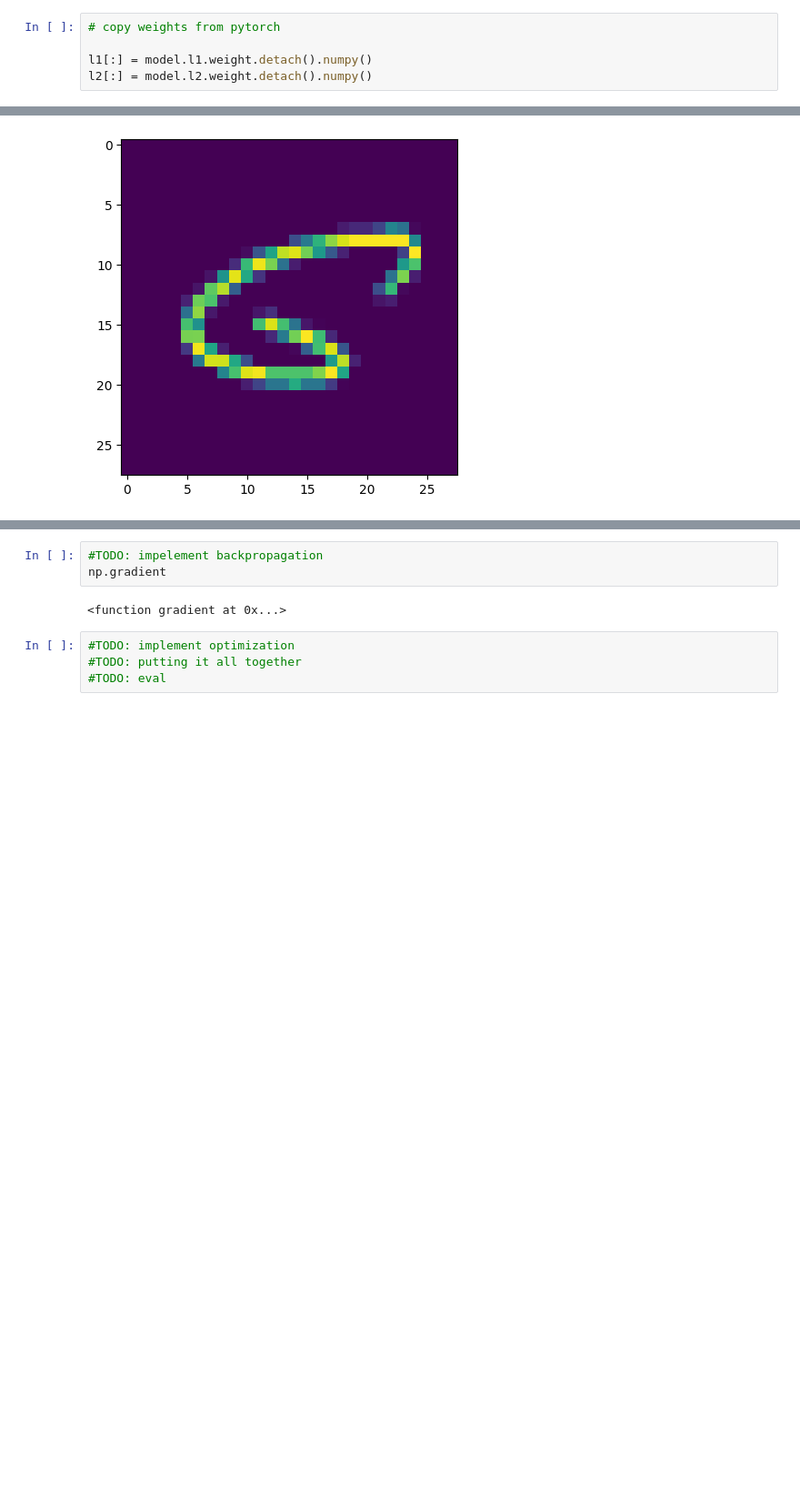
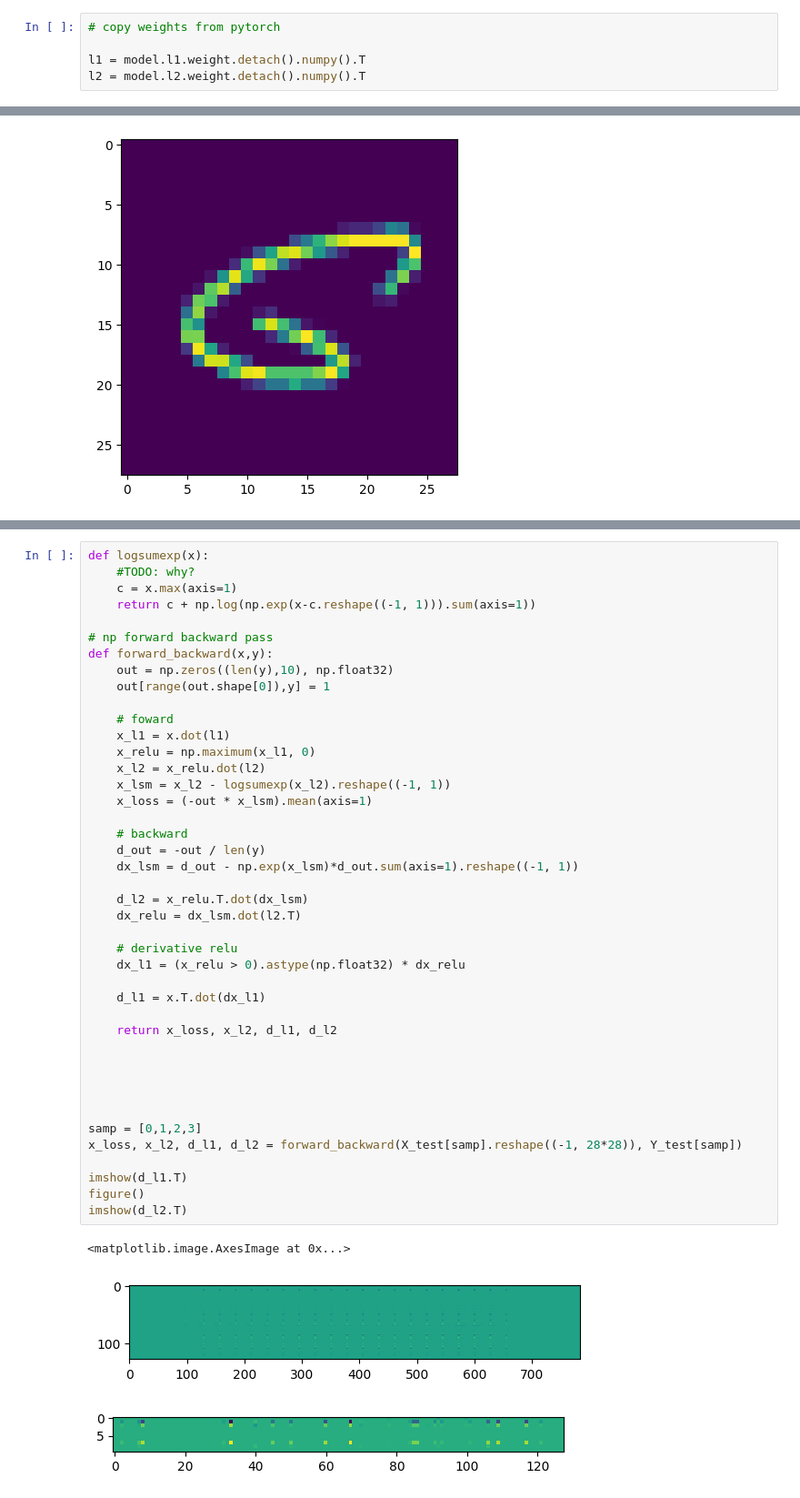
Before and after one commit to tthuwng/ainb, a Jupyter notebook: mnist_from_scratch.ipynb, the cells around one changed output, grey strips where cells are left out. Shown at 91% size. Saved outputs shown, nothing was run; the diff lists cells and outputs as text; blank space fills up the shorter version.

```diff
--- a/mnist_from_scratch.ipynb
+++ b/mnist_from_scratch.ipynb
@@ -150,5 +170,5 @@ tensor([[ 0.0050, -0.0252, -0.0273,  ...,  0.0023, -0.0217,  0.0099],
 # %%
 # copy weights from pytorch
 
-l1[:] = model.l1.weight.detach().numpy()
-l2[:] = model.l2.weight.detach().numpy()
+l1 = model.l1.weight.detach().numpy().T
+l2 = model.l2.weight.detach().numpy().T
@@ -267,9 +287,46 @@ imshow(np.concatenate(X_bad.reshape((G, 28*G, 28)), axis=1))
-# %%
-#TODO: impelement backpropagation
-np.gradient
-# %% [output]
-<function gradient at 0x...>
-# %%
-#TODO: implement optimization
-#TODO: putting it all together
-#TODO: eval
+# %%
+def logsumexp(x):
+    #TODO: why?
+    c = x.max(axis=1)
+    return c + np.log(np.exp(x-c.reshape((-1, 1))).sum(axis=1))
+
+# np forward backward pass
+def forward_backward(x,y):
+    out = np.zeros((len(y),10), np.float32)
+    out[range(out.shape[0]),y] = 1
+
+    # foward
+    x_l1 = x.dot(l1)
+    x_relu = np.maximum(x_l1, 0)
+    x_l2 = x_relu.dot(l2)
+    x_lsm = x_l2 - logsumexp(x_l2).reshape((-1, 1))
+    x_loss = (-out * x_lsm).mean(axis=1)
+
+    # backward
+    d_out = -out / len(y)
+    dx_lsm = d_out - np.exp(x_lsm)*d_out.sum(axis=1).reshape((-1, 1))
+
+    d_l2 = x_relu.T.dot(dx_lsm)
+    dx_relu = dx_lsm.dot(l2.T)
+
+    # derivative relu
+    dx_l1 = (x_relu > 0).astype(np.float32) * dx_relu
+
+    d_l1 = x.T.dot(dx_l1)
+
+    return x_loss, x_l2, d_l1, d_l2
+
+
+
+
+
+samp = [0,1,2,3]
+x_loss, x_l2, d_l1, d_l2 = forward_backward(X_test[samp].reshape((-1, 28*28)), Y_test[samp])
+
+imshow(d_l1.T)
+figure()
+imshow(d_l2.T)
+# %% [output]
+<matplotlib.image.AxesImage at 0x...>
+[figure, added]
+[figure, added]
```
Also changed, not shown: parts of 22 cells of this notebook.
